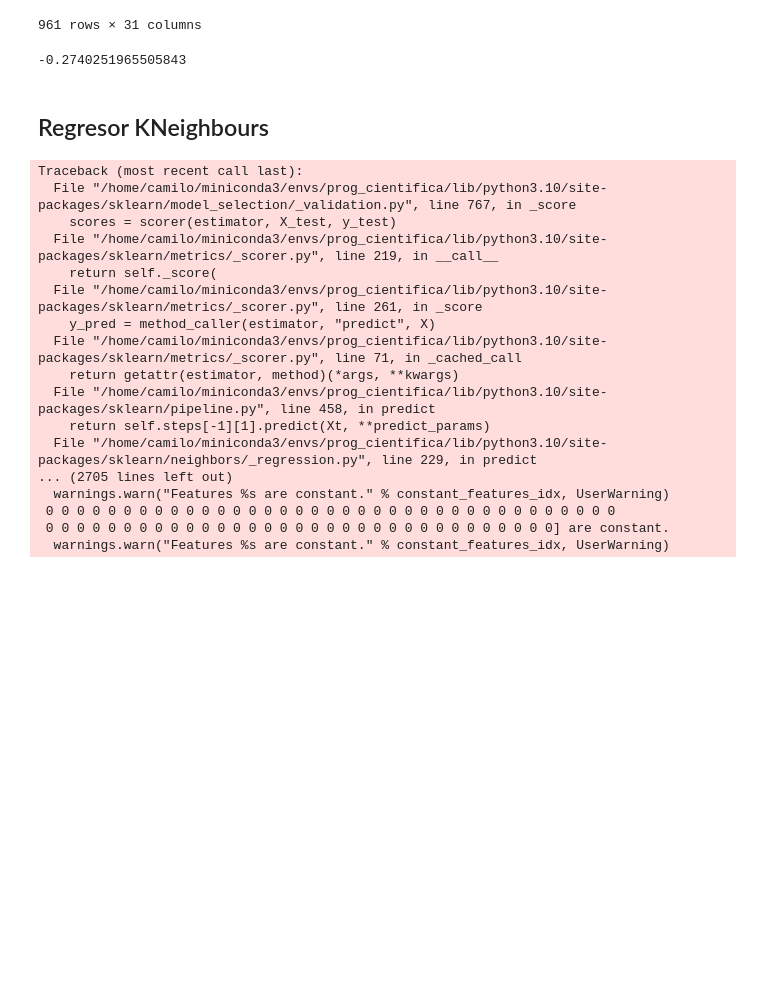
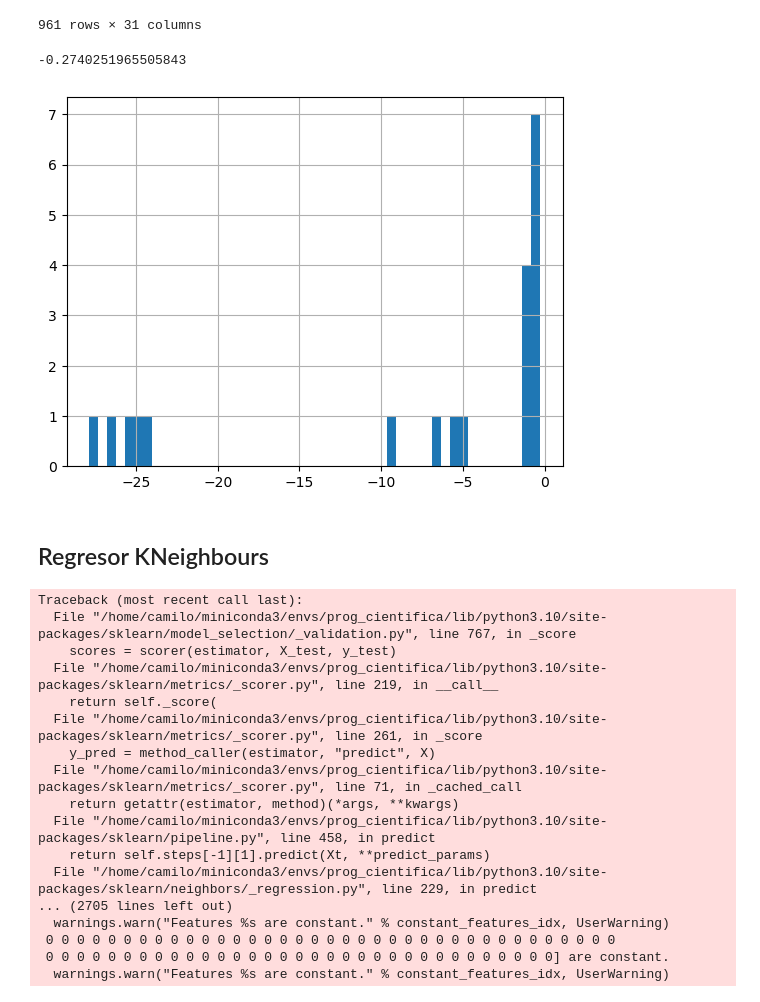
Before and after one commit to camilocarvajalreyes/laboratorios-MDS7202, a Jupyter notebook: Proyecto/gridsearch_reg.ipynb, the cells around one changed output. Drawn from its saved outputs; the diff is of its cells as text; code cells hidden in the pictures; blank space fills up the shorter version.

```diff
--- a/Proyecto/gridsearch_reg.ipynb
+++ b/Proyecto/gridsearch_reg.ipynb
@@ -434,6 +442,10 @@ pd.DataFrame(gs_RF.cv_results_)
 pd.DataFrame(gs_RF.cv_results_)['mean_test_score'].max()
 # %% [output]
 -0.2740251965505843
+# %%
+pd.DataFrame(gs_RF.cv_results_)['mean_test_score'].hist(bins=50);
+# %% [output]
+[figure, added]
 # %% [markdown]
 ## Regresor KNeighbours
 # %%
```
Also changed, not shown: parts of 5 cells of this notebook.
